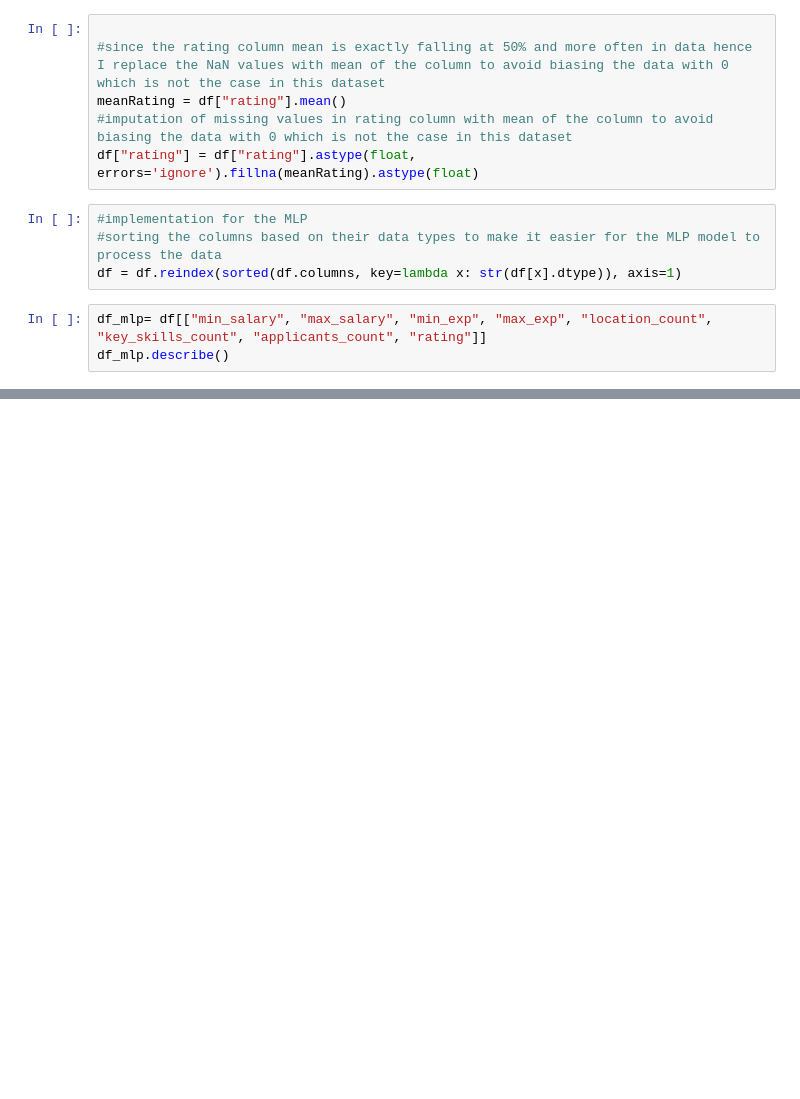
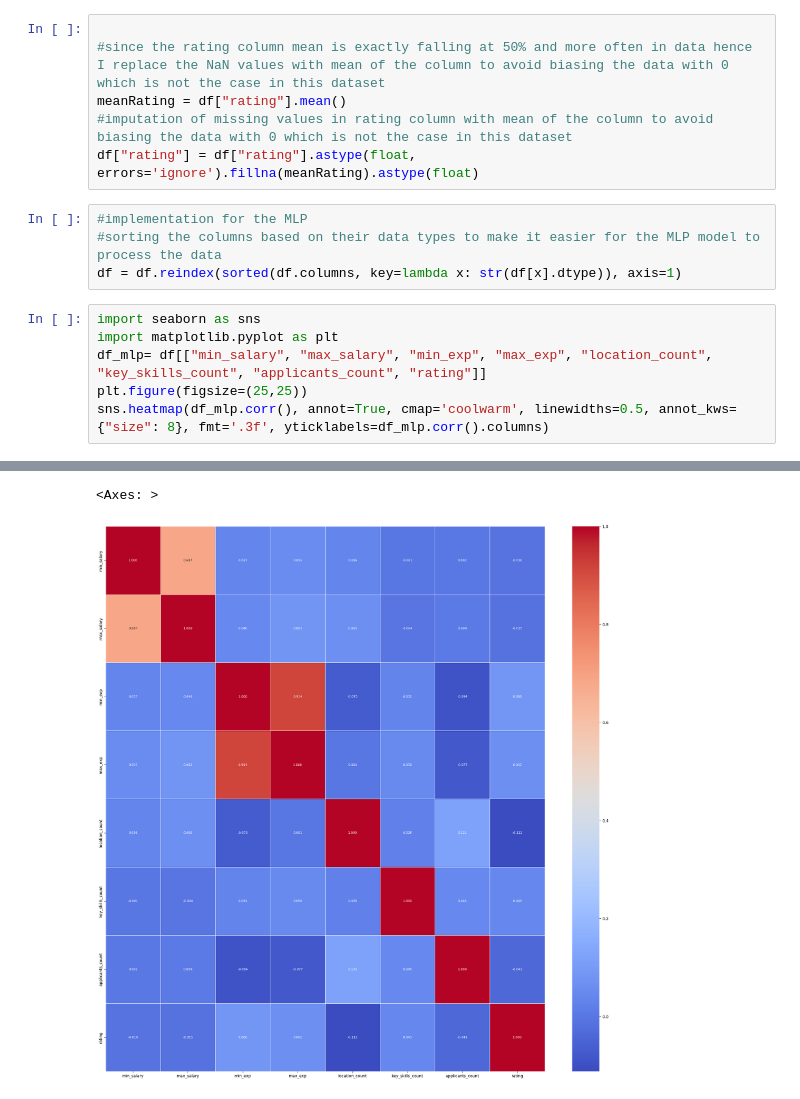
Before and after one commit to AMOLCAD/2025ag05055_dnn, a Jupyter notebook: Assignment.ipynb, the cells around one changed output, grey strips where cells are left out. Cells and saved outputs as stored; diff of their text form; blank space fills up the shorter version.

```diff
--- a/Assignment.ipynb
+++ b/Assignment.ipynb
@@ -187,6 +187,9 @@ df["rating"] = df["rating"].astype(float, errors='ignore').fillna(meanRating).as
 #sorting the columns based on their data types to make it easier for the MLP model to process the data
 df = df.reindex(sorted(df.columns, key=lambda x: str(df[x].dtype)), axis=1)
 # %%
+import seaborn as sns
+import matplotlib.pyplot as plt
 df_mlp= df[["min_salary", "max_salary", "min_exp", "max_exp", "location_count", "key_skills_count", "applicants_count", "rating"]]
-df_mlp.describe()
+plt.figure(figsize=(25,25))
+sns.heatmap(df_mlp.corr(), annot=True, cmap='coolwarm', linewidths=0.5, annot_kws={"size": 8}, fmt='.3f', yticklabels=df_mlp.corr().columns)
 # %% [output]
@@ -202,3 +196,5 @@ df_mlp.describe()
+<Axes: >
+[figure, added]
 # %%
 import numpy as np
 
```
Also changed, not shown: parts of 3 cells of this notebook.
